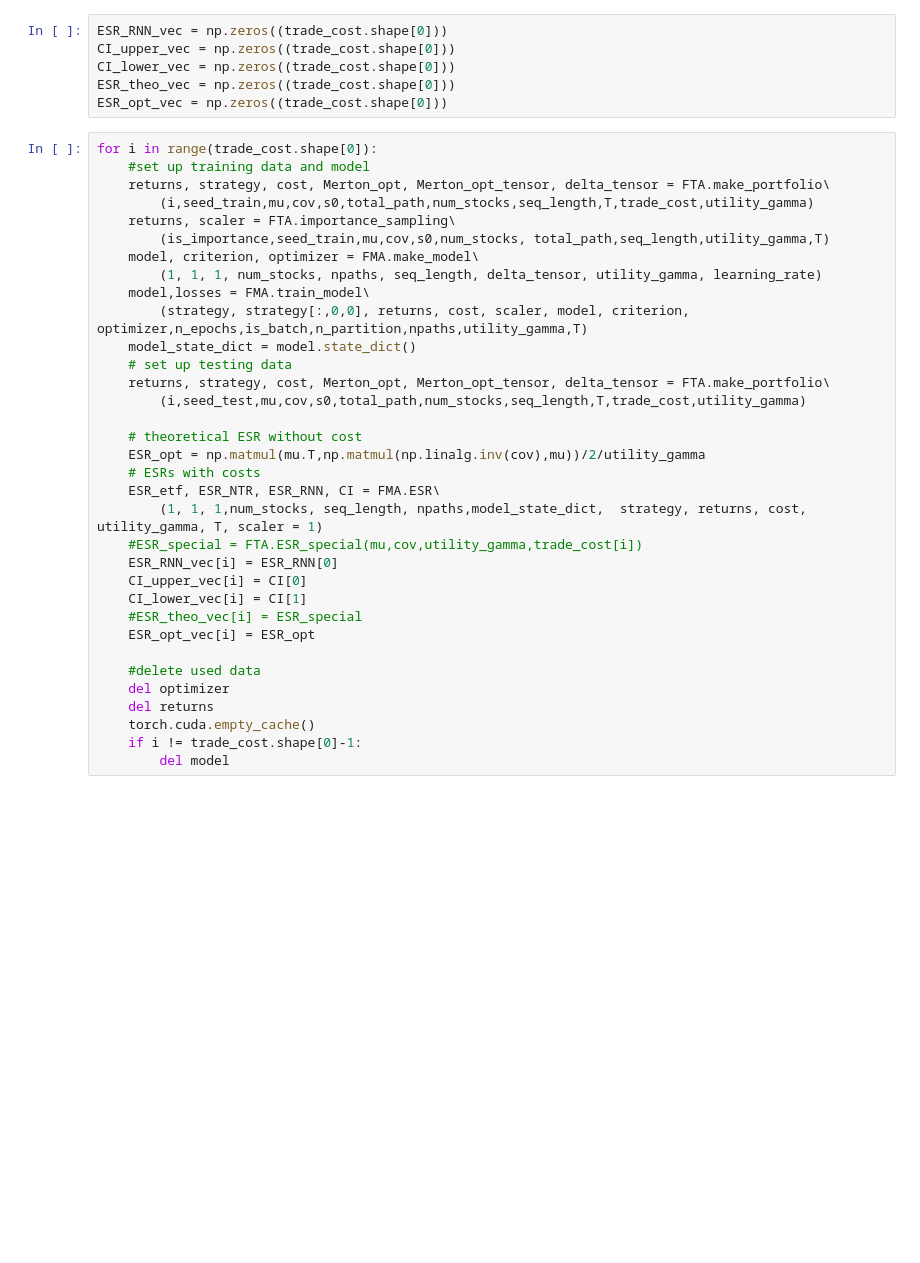
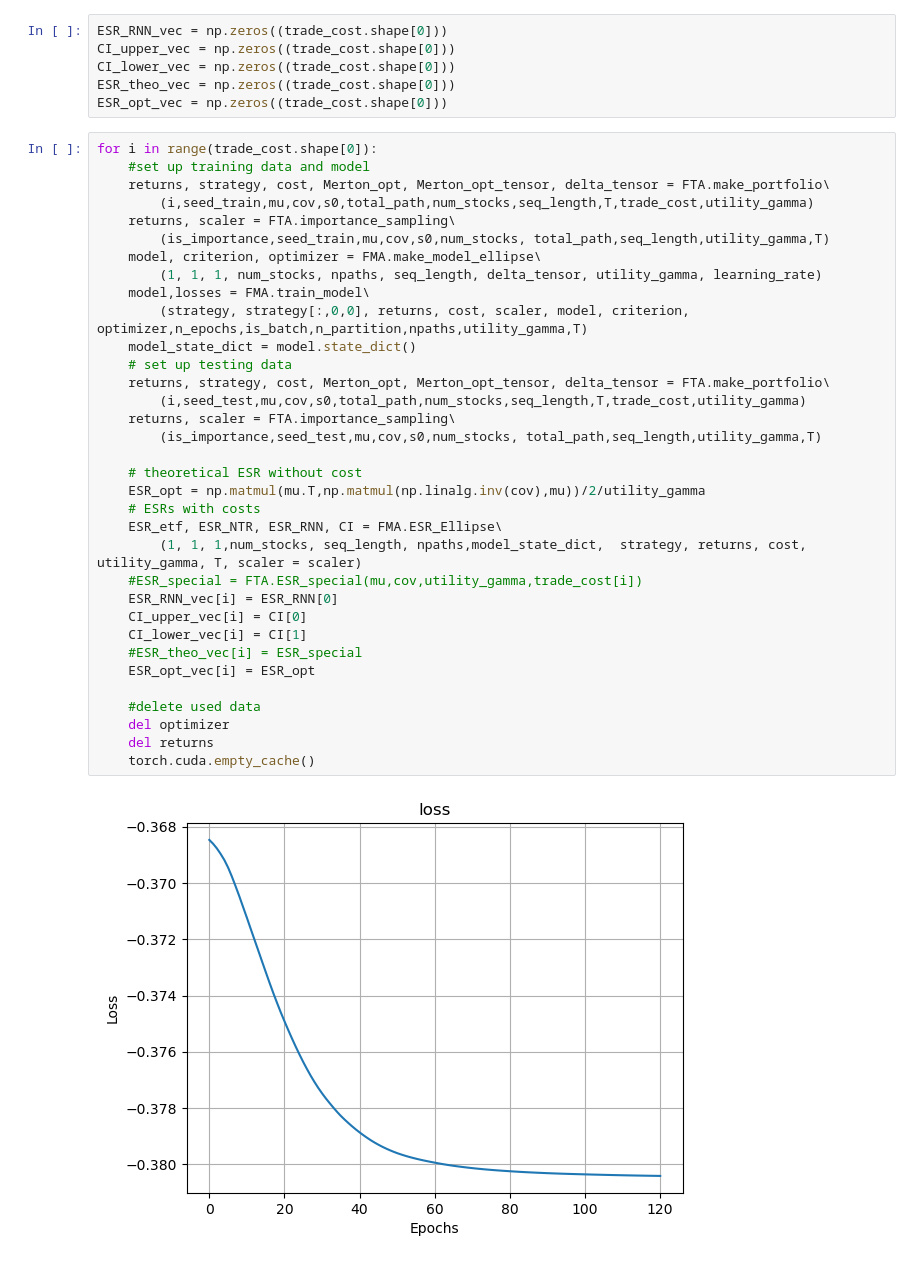
Before and after one commit to jsxzliran/TransactionCost, a Jupyter notebook: More_Assets_Trading_Costs.ipynb, the cells around one changed output. Saved outputs shown, nothing was run; the diff lists cells and outputs as text; blank space fills up the shorter version.

```diff
--- a/More_Assets_Trading_Costs.ipynb
+++ b/More_Assets_Trading_Costs.ipynb
@@ -186,34 +189,36 @@ ESR_opt_vec = np.zeros((trade_cost.shape[0]))
 # %%
 for i in range(trade_cost.shape[0]):
     #set up training data and model
     returns, strategy, cost, Merton_opt, Merton_opt_tensor, delta_tensor = FTA.make_portfolio\
         (i,seed_train,mu,cov,s0,total_path,num_stocks,seq_length,T,trade_cost,utility_gamma)
     returns, scaler = FTA.importance_sampling\
         (is_importance,seed_train,mu,cov,s0,num_stocks, total_path,seq_length,utility_gamma,T)
-    model, criterion, optimizer = FMA.make_model\
+    model, criterion, optimizer = FMA.make_model_ellipse\
         (1, 1, 1, num_stocks, npaths, seq_length, delta_tensor, utility_gamma, learning_rate)
     model,losses = FMA.train_model\
         (strategy, strategy[:,0,0], returns, cost, scaler, model, criterion, optimizer,n_epochs,is_batch,n_partition,npaths,utility_gamma,T)
     model_state_dict = model.state_dict()
     # set up testing data
     returns, strategy, cost, Merton_opt, Merton_opt_tensor, delta_tensor = FTA.make_portfolio\
         (i,seed_test,mu,cov,s0,total_path,num_stocks,seq_length,T,trade_cost,utility_gamma)
+    returns, scaler = FTA.importance_sampling\
+        (is_importance,seed_test,mu,cov,s0,num_stocks, total_path,seq_length,utility_gamma,T)
 
     # theoretical ESR without cost
     ESR_opt = np.matmul(mu.T,np.matmul(np.linalg.inv(cov),mu))/2/utility_gamma
     # ESRs with costs
-    ESR_etf, ESR_NTR, ESR_RNN, CI = FMA.ESR\
-        (1, 1, 1,num_stocks, seq_length, npaths,model_state_dict,  strategy, returns, cost, utility_gamma, T, scaler = 1)
+    ESR_etf, ESR_NTR, ESR_RNN, CI = FMA.ESR_Ellipse\
+        (1, 1, 1,num_stocks, seq_length, npaths,model_state_dict,  strategy, returns, cost, utility_gamma, T, scaler = scaler)
     #ESR_special = FTA.ESR_special(mu,cov,utility_gamma,trade_cost[i])
     ESR_RNN_vec[i] = ESR_RNN[0]
     CI_upper_vec[i] = CI[0]
     CI_lower_vec[i] = CI[1]
     #ESR_theo_vec[i] = ESR_special
     ESR_opt_vec[i] = ESR_opt
 
     #delete used data
     del optimizer
     del returns
     torch.cuda.empty_cache()
-    if i != trade_cost.shape[0]-1:
-        del model
+# %% [output]
+[figure, added]
```
Also changed, not shown: parts of 8 cells of this notebook, 6 other files.
